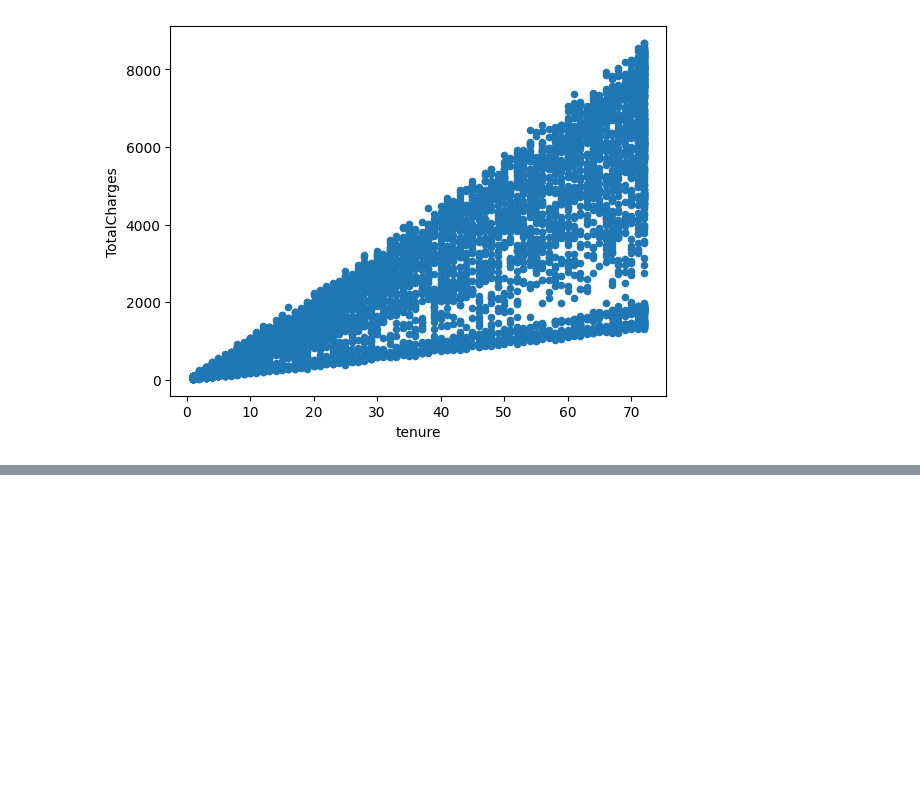
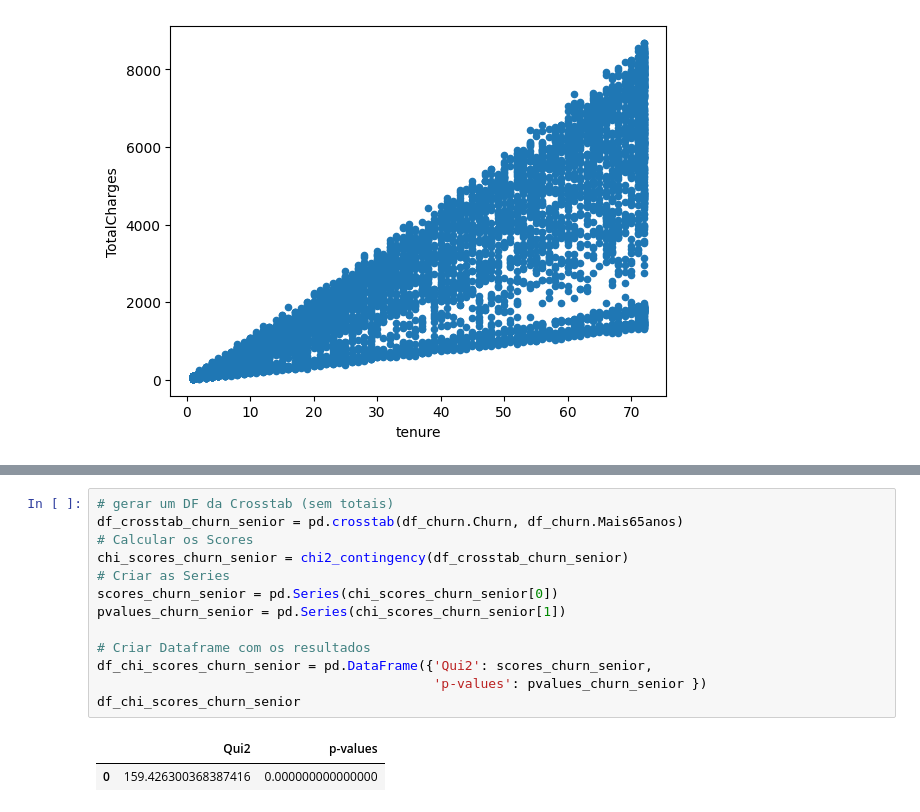
Before and after one commit to ThauanyAA/eda, a Jupyter notebook: eda_churn.ipynb, the cells around one changed output, grey strips where cells are left out. Drawn from its saved outputs; the diff is of its cells as text; blank space fills up the shorter version.

```diff
--- a/eda_churn.ipynb
+++ b/eda_churn.ipynb
@@ -883,0 +930,16 @@ df_churn.plot.scatter(x='tenure', y='TotalCharges')
+# %%
+# gerar um DF da Crosstab (sem totais)
+df_crosstab_churn_senior = pd.crosstab(df_churn.Churn, df_churn.Mais65anos)
+# Calcular os Scores
+chi_scores_churn_senior = chi2_contingency(df_crosstab_churn_senior)
+# Criar as Series
+scores_churn_senior = pd.Series(chi_scores_churn_senior[0])
+pvalues_churn_senior = pd.Series(chi_scores_churn_senior[1])
+
+# Criar Dataframe com os resultados
+df_chi_scores_churn_senior = pd.DataFrame({'Qui2': scores_churn_senior,
+                                           'p-values': pvalues_churn_senior })
+df_chi_scores_churn_senior
+# %% [output]
+|  | Qui2 | p-values |
+| 0 | 159.426300368387416 | 0.000000000000000 |
```
Also changed, not shown: parts of 11 cells of this notebook.
